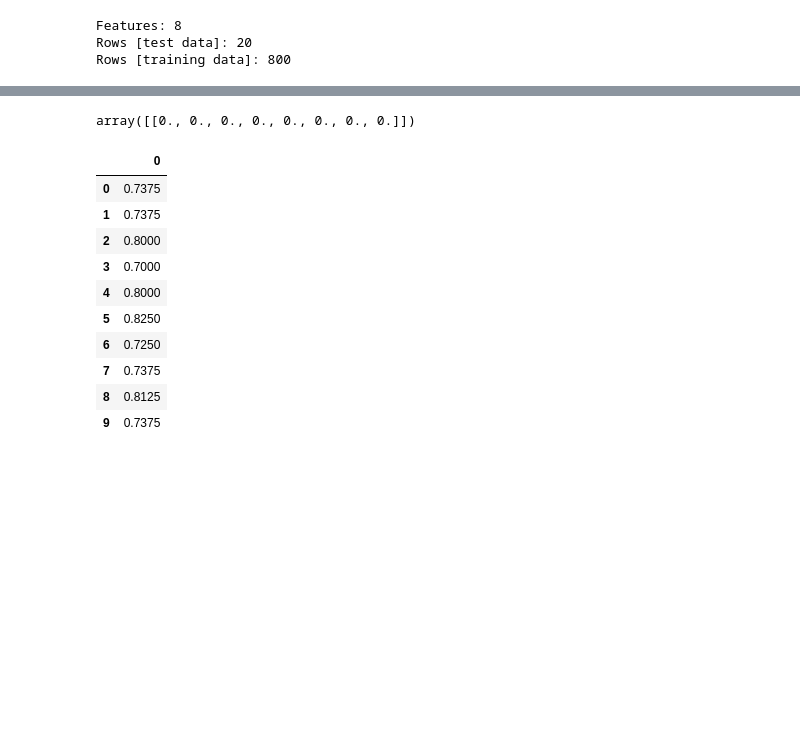
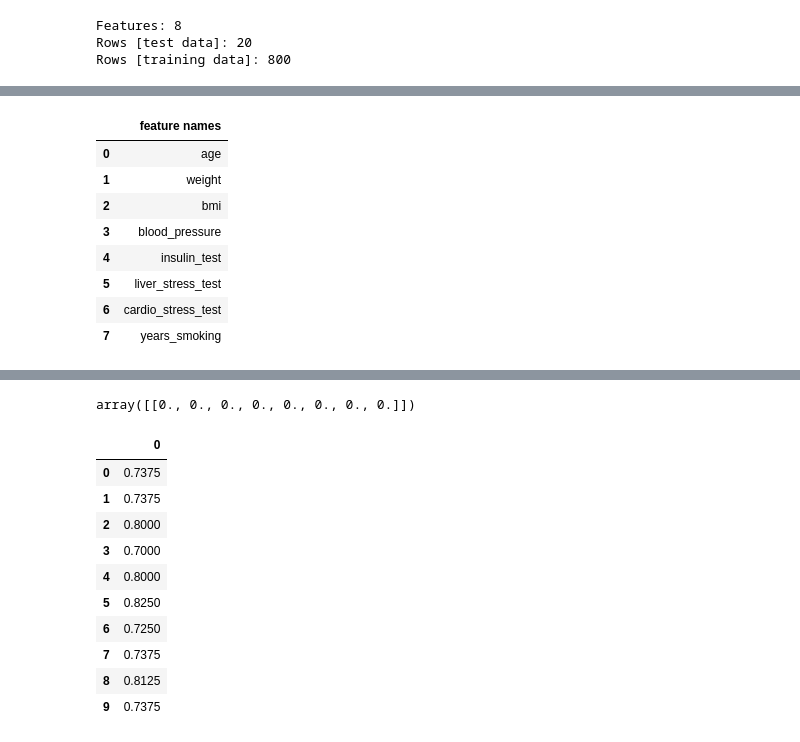
Before and after one commit to donaldRwilliams/notebook, a Jupyter notebook: notebook.ipynb, the cells around one changed output, grey strips where cells are left out. Saved outputs shown, nothing was run; the diff lists cells and outputs as text; code cells hidden in the pictures; blank space fills up the shorter version.

```diff
--- a/notebook.ipynb
+++ b/notebook.ipynb
@@ -42,0 +69,12 @@ Rows [training data]: 800
+# %%
+pd.DataFrame(training_data.columns[0:8], columns=['feature names'])
+# %% [output]
+|  | feature names |
+| 0 | age |
+| 1 | weight |
+| 2 | bmi |
+| 3 | blood_pressure |
+| 4 | insulin_test |
+| 5 | liver_stress_test |
+| 6 | cardio_stress_test |
+| 7 | years_smoking |
```
Also changed, not shown: parts of 11 cells of this notebook.
